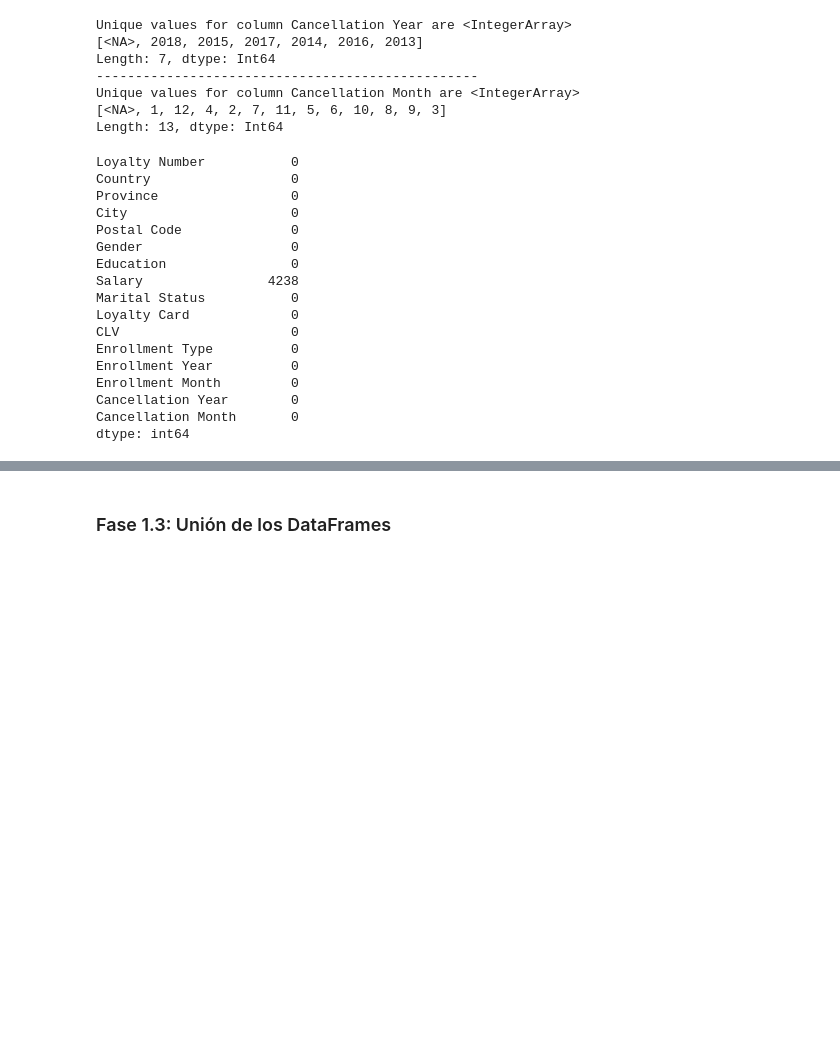
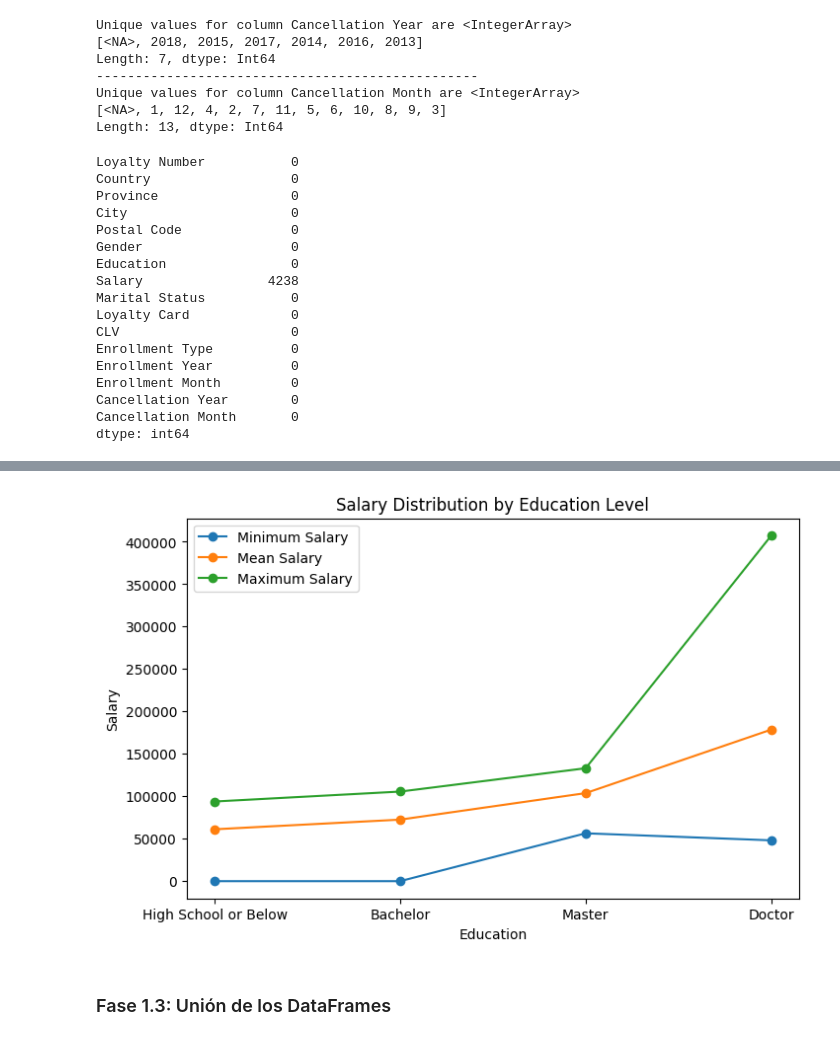
Before and after one commit to Adalab/bda-modulo-3-evaluacion-final-afcampillo, a Jupyter notebook: M3_TransformandoDatos_Evaluacion.ipynb, the cells around one changed output, grey strips where cells are left out. Drawn from its saved outputs; the diff is of its cells as text; code cells hidden in the pictures; blank space fills up the shorter version.

```diff
--- a/M3_TransformandoDatos_Evaluacion.ipynb
+++ b/M3_TransformandoDatos_Evaluacion.ipynb
@@ -947,0 +950,9 @@ TypeError: agg function failed [how->mean,dtype->object]
+# %%
+# Obtenemos los principales estadísticos para el salario
+
+df_education_salary_stats = df_loyalty_customer.groupby('Education')['Salary'].agg(['min', 'mean', 'max', 'std', 'count']).reset_index().sort_values(by='max')
+df_education_salary_stats
+# Al ordenar de menor a mayor salario las categorías se ordenan de menos a mayor nivel de educación excepto por College que
+# parece la última por no tener registros
+
+# Comrpobar: ¿El valor mínimo cero significa que no trabajan o que están en paro?
@@ -947,0 +966,5 @@ TypeError: agg function failed [how->mean,dtype->object]
+# %%
+# Elimino la fila de College porque no aporta ninguna información
+
+df_education_salary_stats.drop(index=1, inplace=True)
+df_education_salary_stats
@@ -948,3 +977,34 @@ TypeError: agg function failed [how->mean,dtype->object]
+# %%
+# Vamos a realizar una gráfica para visualizar los salarios mínimo, máximo y medio y los niveles de educación
+
+# Configuramos el tamaño de la gráfica
+plt.figure(figsize=(8,5))
+
+# Creamos la gráfica
+plt.plot(df_education_salary_stats['Education'], df_education_salary_stats['min'], marker='o', label='Minimum Salary')
+plt.plot(df_education_salary_stats['Education'], df_education_salary_stats['mean'], marker='o', label='Mean Salary')
+plt.plot(df_education_salary_stats['Education'], df_education_salary_stats['max'], marker='o', label='Maximum Salary')
+
+# Añadimos los títulos de los ejes
+plt.xlabel('Education')
+plt.ylabel('Salary')
+plt.title('Salary Distribution by Education Level')
+
+# Añadimos la leyenda
+plt.legend();
+
+# Salvo por el caso del salario mínimo del Doctor se ve claramente que a mayor nivel de educación mayor es el nivel de sueldo.
+
+# Como valor preliminar, vamos a imputar como salario para los clientes con nivel de educación College el valor medio entre
+# el valor medio de High School y el valor medio de Bachelor pues el valor medio de College debería de ser de ese orden. Además,
+# no hay mucha diferencia entre estos 2 valores medios.
+
+# Para hacer mejor la imputación se podrían buscar datos de sueldo por nivel de educación pues suele haber estudios de los
+# mismos y ver como se relacionan con los datos de que aquí disponemos
+
+# Nota: de menor a mayor nivel de educación: High School, College, Bachelor, Master, Doctor
+# %% [output]
+[figure, added]
 # %% [markdown]
 ### Fase 1.3: Unión de los DataFrames
 # %%
```
Also changed, not shown: parts of 22 cells of this notebook, 1 other file.
